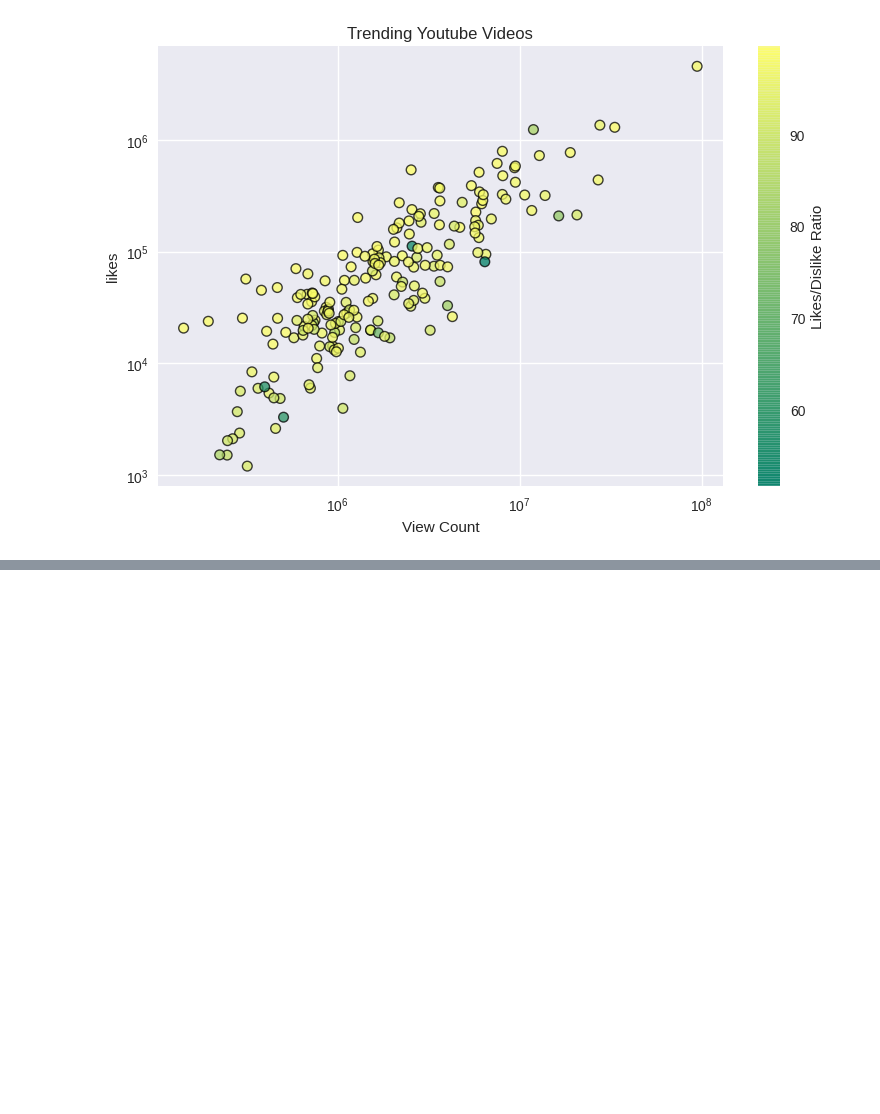
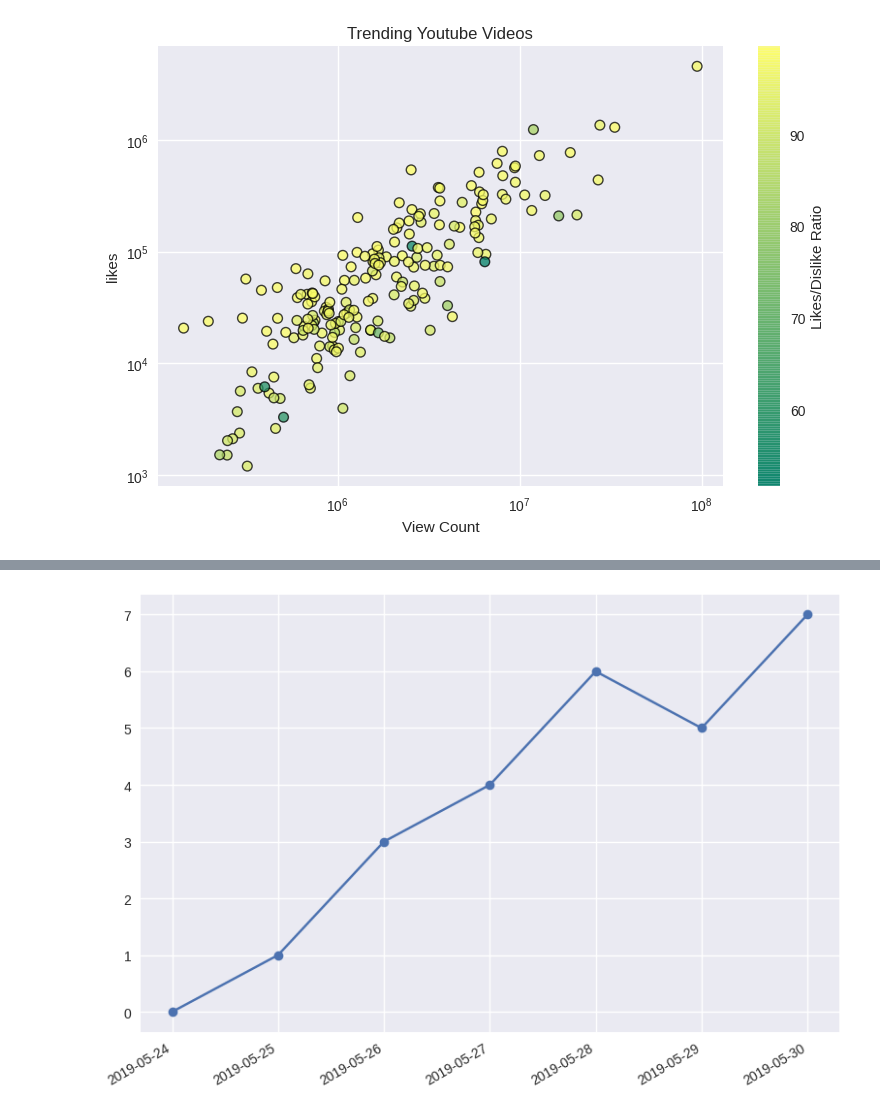
Before and after one commit to monisakhtar/ML, a Jupyter notebook: Matplotlib.ipynb, the cells around one changed output, grey strips where cells are left out. Saved outputs shown, nothing was run; the diff lists cells and outputs as text; code cells hidden in the pictures; blank space fills up the shorter version.

```diff
--- a/Matplotlib.ipynb
+++ b/Matplotlib.ipynb
@@ -623,0 +667,7 @@ plt.show()
+# %%
+plt.plot_date(dates, y, linestyle = 'solid')
+plt.gcf().autofmt_xdate()
+plt.tight_layout()
+plt.show()
+# %% [output]
+[figure, added]
```
Also changed, not shown: parts of 9 cells of this notebook.
